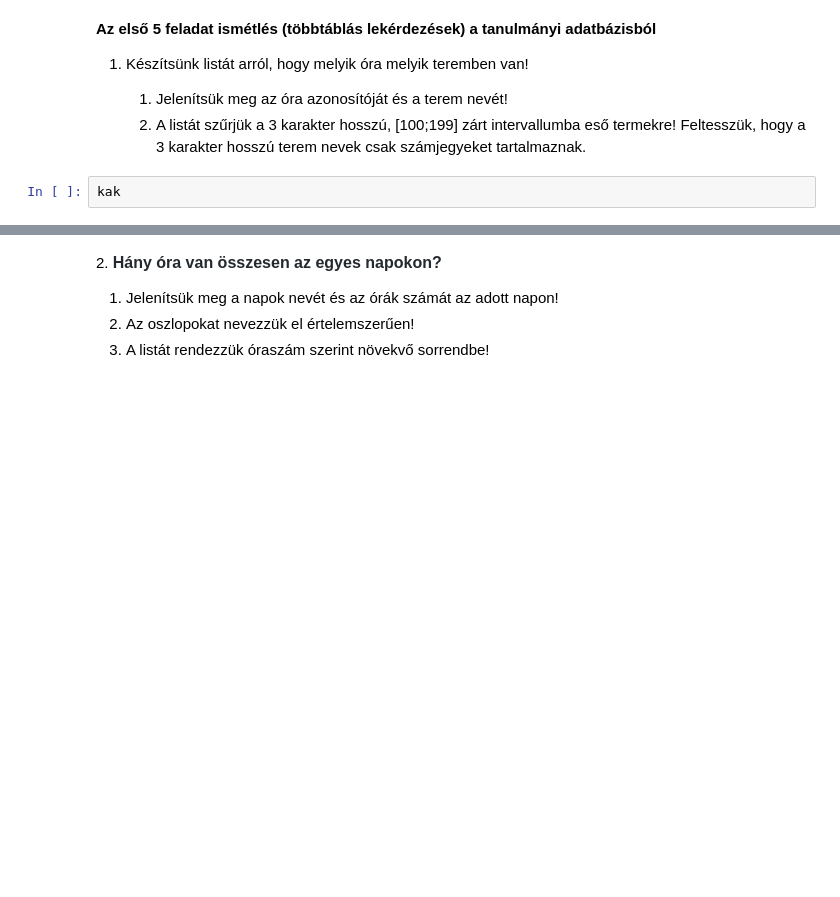
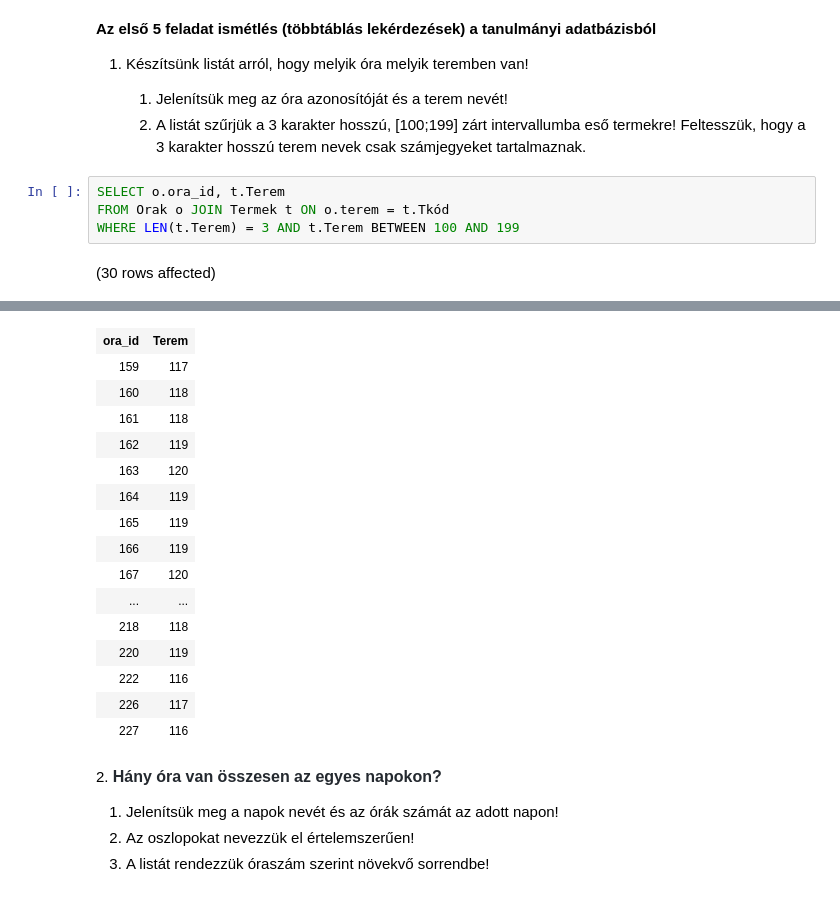
Before and after one commit to Proszcorv/adatbazisok, a Jupyter notebook: gyakorlat03_feladatok.ipynb, the cells around one changed output, grey strips where cells are left out. Cells and saved outputs as stored; diff of their text form; blank space fills up the shorter version.

```diff
--- a/gyakorlat03_feladatok.ipynb
+++ b/gyakorlat03_feladatok.ipynb
@@ -5,5 +5,9 @@
 
     1. Jelenítsük meg az óra azonosítóját és a terem nevét!
     2. A listát szűrjük a 3 karakter hosszú, \[100;199\] zárt intervallumba eső termekre! Feltesszük, hogy a 3 karakter hosszú terem nevek csak számjegyeket tartalmaznak.
-# %%
-kak
+# %%
+SELECT o.ora_id, t.Terem
+FROM Orak o JOIN Termek t ON o.terem = t.Tkód
+WHERE LEN(t.Terem) = 3 AND t.Terem BETWEEN 100 AND 199
+# %% [output]
+(30 rows affected)
@@ -10,3 +15,19 @@ kak
+| ora_id | Terem |
+| 159 | 117 |
+| 160 | 118 |
+| 161 | 118 |
+| 162 | 119 |
+| 163 | 120 |
+| 164 | 119 |
+| 165 | 119 |
+| 166 | 119 |
+| 167 | 120 |
+| ... | ... |
+| 218 | 118 |
+| 220 | 119 |
+| 222 | 116 |
+| 226 | 117 |
+| 227 | 116 |
 # %% [markdown]
 2. <span style="font-weight: 600; color: rgb(36, 41, 47); font-family: -apple-system, BlinkMacSystemFont, &quot;Segoe UI&quot;, Helvetica, Arial, sans-serif, &quot;Apple Color Emoji&quot;, &quot;Segoe UI Emoji&quot;; font-size: 16px;">Hány óra van összesen az egyes napokon?</span>
 
```
Also changed, not shown: parts of 9 cells of this notebook.
